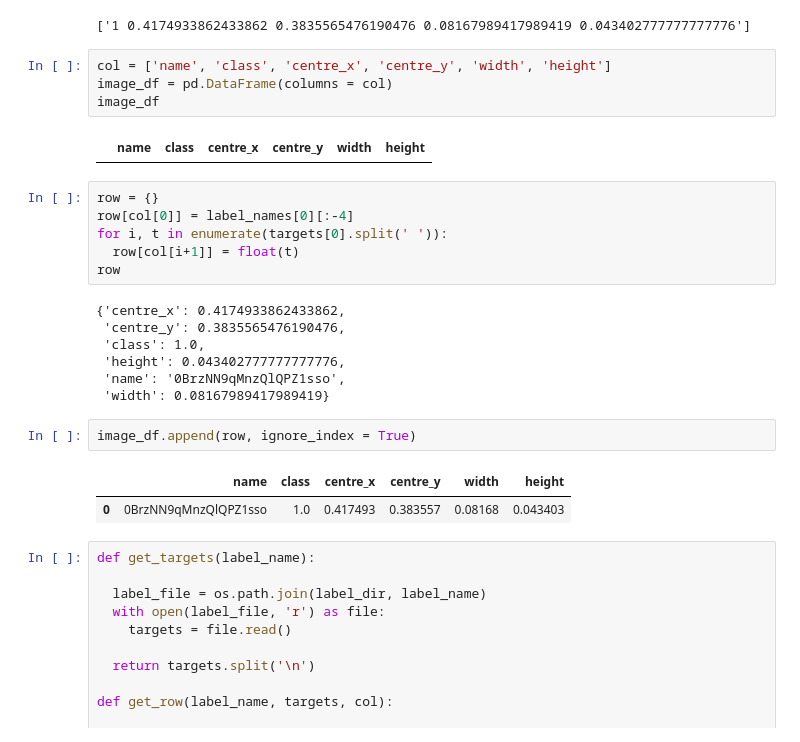
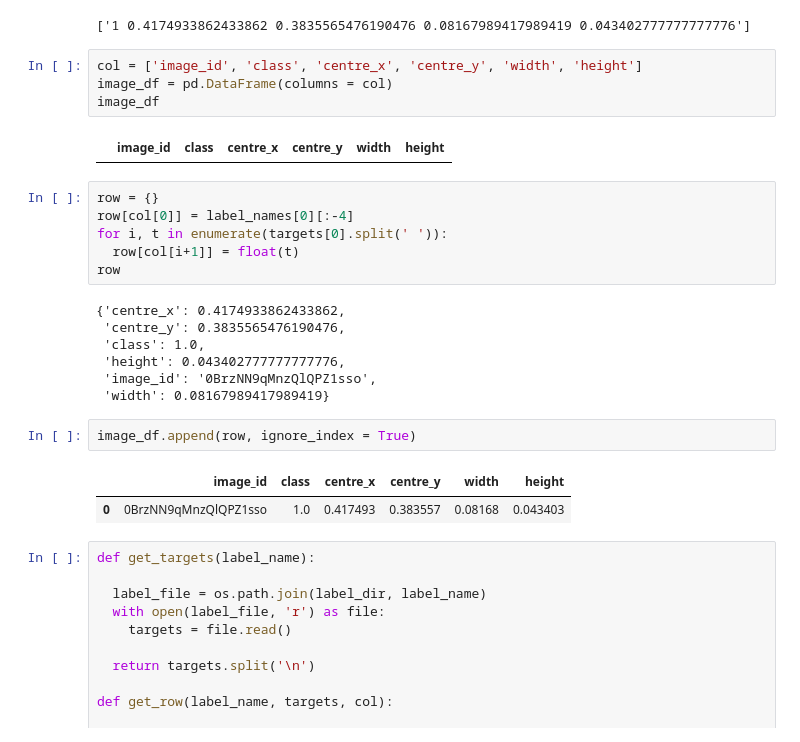
Before and after one commit to fudw/dice-detection-for-board-games, a Jupyter notebook: dice_detection_yolov5_pytorch.ipynb, the cells around one changed output. Drawn from its saved outputs; the diff is of its cells as text.

```diff
--- a/dice_detection_yolov5_pytorch.ipynb
+++ b/dice_detection_yolov5_pytorch.ipynb
@@ -114,11 +107,11 @@ targets
 # %% [output]
 ['1 0.4174933862433862 0.3835565476190476 0.08167989417989419 0.043402777777777776']
 # %%
-col = ['name', 'class', 'centre_x', 'centre_y', 'width', 'height']
+col = ['image_id', 'class', 'centre_x', 'centre_y', 'width', 'height']
 image_df = pd.DataFrame(columns = col)
 image_df
 # %% [output]
-|  | name | class | centre_x | centre_y | width | height |
+|  | image_id | class | centre_x | centre_y | width | height |
 # %%
 row = {}
 row[col[0]] = label_names[0][:-4]
@@ -130,12 +123,12 @@ row
  'centre_y': 0.3835565476190476,
  'class': 1.0,
  'height': 0.043402777777777776,
- 'name': '0BrzNN9qMnzQlQPZ1sso',
+ 'image_id': '0BrzNN9qMnzQlQPZ1sso',
  'width': 0.08167989417989419}
 # %%
 image_df.append(row, ignore_index = True)
 # %% [output]
-|  | name | class | centre_x | centre_y | width | height |
+|  | image_id | class | centre_x | centre_y | width | height |
 | 0 | 0BrzNN9qMnzQlQPZ1sso | 1.0 | 0.417493 | 0.383557 | 0.08168 | 0.043403 |
 # %%
 def get_targets(label_name):
```
Also changed, not shown: parts of 14 cells of this notebook.
